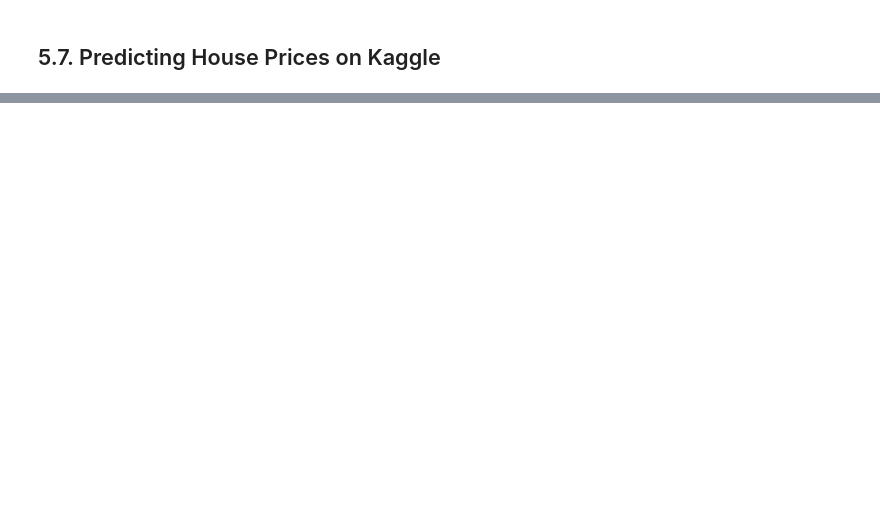
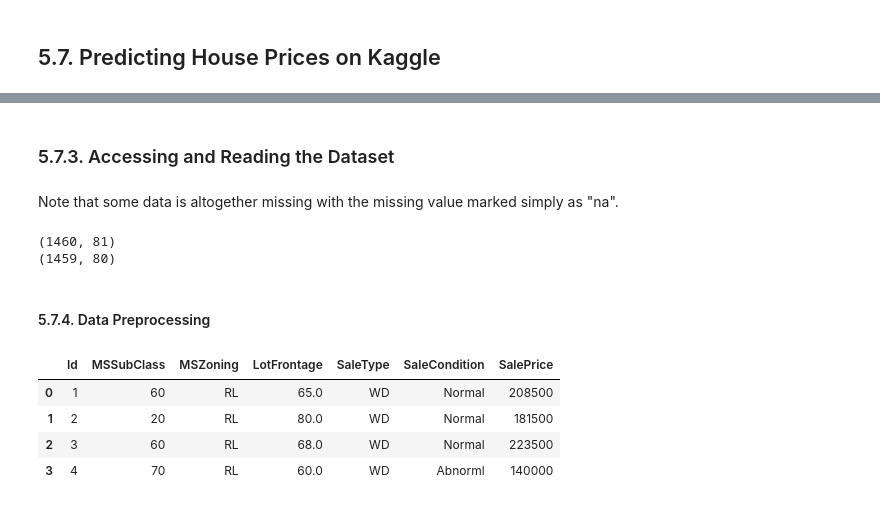
Before and after one commit to lblogan14/Dive_into_Deep_learning, a Jupyter notebook: notebooks/Ch05_MLP.ipynb, the cells around one changed output, grey strips where cells are left out. Cells and saved outputs as stored; diff of their text form; code cells hidden in the pictures; blank space fills up the shorter version.

```diff
--- a/notebooks/Ch05_MLP.ipynb
+++ b/notebooks/Ch05_MLP.ipynb
@@ -763,0 +785,45 @@ trainer.fit(model, data)
+# %% [markdown]
+### 5.7.3. Accessing and Reading the Dataset
+# %% [markdown]
+Note that some data is altogether missing with the missing value marked simply as "na".
+# %%
+class KaggleHouse(d2l.DataModule):
+    def __init__(self, batch_size, train=None, val=None):
+        super().__init__()
+        self.save_hyperparameters()
+
+        if self.train is None:
+            self.raw_train = pd.read_csv(
+                d2l.download(
+                    d2l.DATA_URL + 'kaggle_house_pred_train.csv', # dataset url
+                    self.root, # download directory
+                    sha1_hash='585e9cc93e70b39160e7921475f9bcd7d31219ce' # sha1 hash of the file
+                )
+            )
+
+            self.raw_val = pd.read_csv(
+                d2l.download(
+                    d2l.DATA_URL + 'kaggle_house_pred_test.csv', # dataset url
+                    self.root, # download directory
+                    sha1_hash='fa19780a7b011d9b009e8bff8e99922a8ee2eb90' # sha1 hash of the file
+                )
+            )
+# %%
+# download the dataset
+data = KaggleHouse(batch_size=64)
+print(data.raw_train.shape)
+print(data.raw_val.shape)
+# %% [output]
+(1460, 81)
+(1459, 80)
+# %% [markdown]
+#### 5.7.4. Data Preprocessing
+# %%
+# show the first 4 rows of the training dataset
+data.raw_train.iloc[:4, [0, 1, 2, 3, -3, -2, -1]]
+# %% [output]
+|  | Id | MSSubClass | MSZoning | LotFrontage | SaleType | SaleCondition | SalePrice |
+| 0 | 1 | 60 | RL | 65.0 | WD | Normal | 208500 |
+| 1 | 2 | 20 | RL | 80.0 | WD | Normal | 181500 |
+| 2 | 3 | 60 | RL | 68.0 | WD | Normal | 223500 |
+| 3 | 4 | 70 | RL | 60.0 | WD | Abnorml | 140000 |
```
Also changed, not shown: parts of 22 cells of this notebook.
